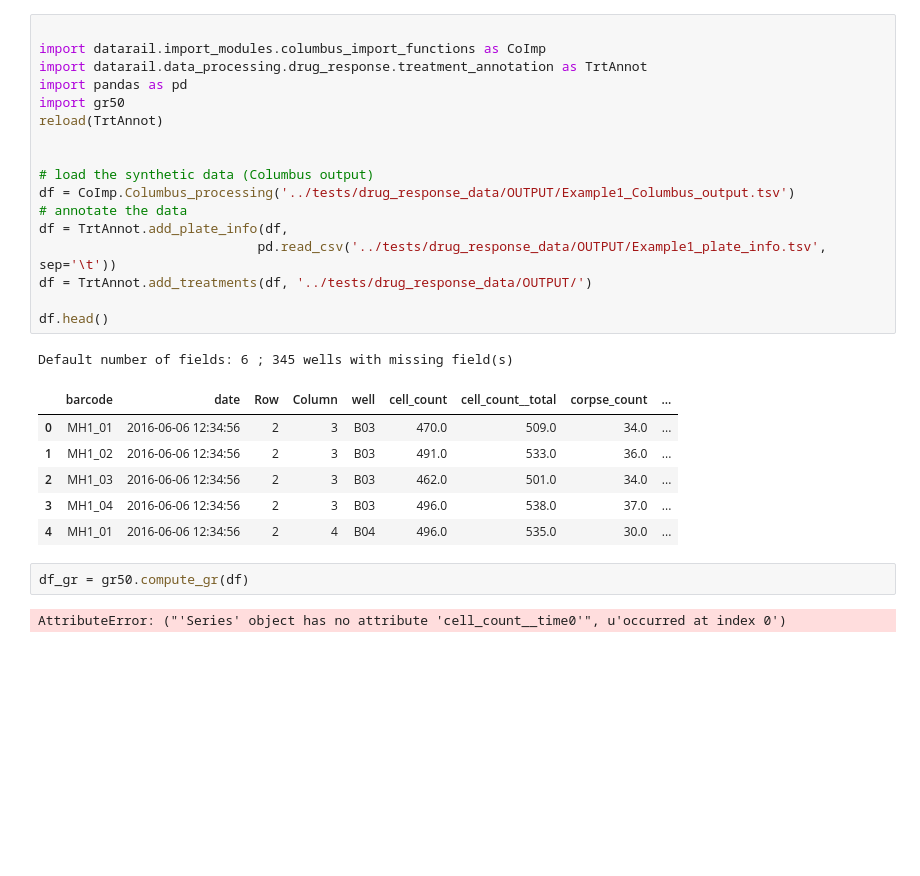
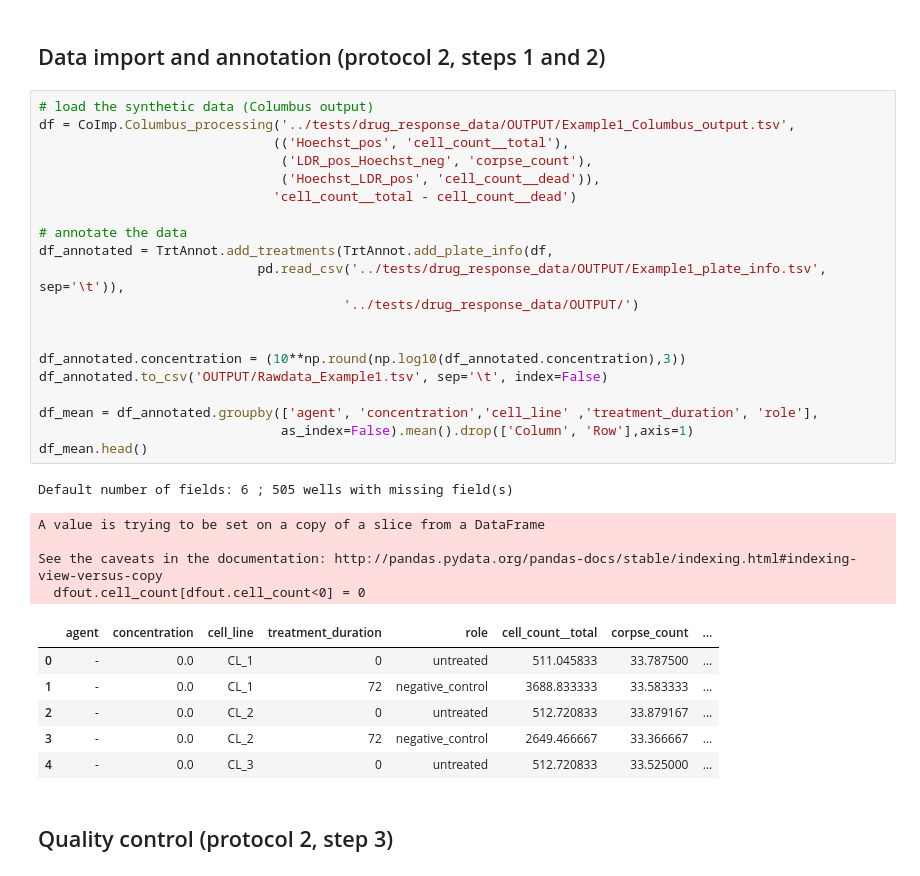
Before and after one commit to datarail/datarail, a Jupyter notebook: examplars/GRmetrics.ipynb, the cells around one changed output. Cells and saved outputs as stored; diff of their text form; blank space fills up the shorter version.

```diff
--- a/examplars/GRmetrics.ipynb
+++ b/examplars/GRmetrics.ipynb
@@ -1,29 +17,36 @@
+# %% [markdown]
+## Data import and annotation (protocol 2, steps 1 and 2)
 # %%
+# load the synthetic data (Columbus output)
+df = CoImp.Columbus_processing('../tests/drug_response_data/OUTPUT/Example1_Columbus_output.tsv',
+                              (('Hoechst_pos', 'cell_count__total'),
+                               ('LDR_pos_Hoechst_neg', 'corpse_count'),
+                               ('Hoechst_LDR_pos', 'cell_count__dead')),
+                              'cell_count__total - cell_count__dead')
 
-import datarail.import_modules.columbus_import_functions as CoImp
-import datarail.data_processing.drug_response.treatment_annotation as TrtAnnot
-import pandas as pd
-import gr50
-reload(TrtAnnot)
+# annotate the data
+df_annotated = TrtAnnot.add_treatments(TrtAnnot.add_plate_info(df,
+                            pd.read_csv('../tests/drug_response_data/OUTPUT/Example1_plate_info.tsv', sep='\t')),
+                                       '../tests/drug_response_data/OUTPUT/')
 
 
-# load the synthetic data (Columbus output)
-df = CoImp.Columbus_processing('../tests/drug_response_data/OUTPUT/Example1_Columbus_output.tsv')
-# annotate the data
-df = TrtAnnot.add_plate_info(df,
-                            pd.read_csv('../tests/drug_response_data/OUTPUT/Example1_plate_info.tsv', sep='\t'))
-df = TrtAnnot.add_treatments(df, '../tests/drug_response_data/OUTPUT/')
+df_annotated.concentration = (10**np.round(np.log10(df_annotated.concentration),3))
+df_annotated.to_csv('OUTPUT/Rawdata_Example1.tsv', sep='\t', index=False)
 
-df.head()
+df_mean = df_annotated.groupby(['agent', 'concentration','cell_line' ,'treatment_duration', 'role'],
+                               as_index=False).mean().drop(['Column', 'Row'],axis=1)
+df_mean.head()
 # %% [output]
-Default number of fields: 6 ; 345 wells with missing field(s)
+Default number of fields: 6 ; 505 wells with missing field(s)
+A value is trying to be set on a copy of a slice from a DataFrame
+
+See the caveats in the documentation: http://pandas.pydata.org/pandas-docs/stable/indexing.html#indexing-view-versus-copy
+  dfout.cell_count[dfout.cell_count<0] = 0
-|  | barcode | date | Row | Column | well | cell_count | cell_count__total | corpse_count | ... |
-| 0 | MH1_01 | 2016-06-06 12:34:56 | 2 | 3 | B03 | 470.0 | 509.0 | 34.0 | ... |
-| 1 | MH1_02 | 2016-06-06 12:34:56 | 2 | 3 | B03 | 491.0 | 533.0 | 36.0 | ... |
-| 2 | MH1_03 | 2016-06-06 12:34:56 | 2 | 3 | B03 | 462.0 | 501.0 | 34.0 | ... |
-| 3 | MH1_04 | 2016-06-06 12:34:56 | 2 | 3 | B03 | 496.0 | 538.0 | 37.0 | ... |
-| 4 | MH1_01 | 2016-06-06 12:34:56 | 2 | 4 | B04 | 496.0 | 535.0 | 30.0 | ... |
+|  | agent | concentration | cell_line | treatment_duration | role | cell_count__total | corpse_count | ... |
+| 0 | - | 0.0 | CL_1 | 0 | untreated | 511.045833 | 33.787500 | ... |
+| 1 | - | 0.0 | CL_1 | 72 | negative_control | 3688.833333 | 33.583333 | ... |
+| 2 | - | 0.0 | CL_2 | 0 | untreated | 512.720833 | 33.879167 | ... |
+| 3 | - | 0.0 | CL_2 | 72 | negative_control | 2649.466667 | 33.366667 | ... |
+| 4 | - | 0.0 | CL_3 | 0 | untreated | 512.720833 | 33.525000 | ... |
-# %%
-df_gr = gr50.compute_gr(df)
-# %% [output]
-AttributeError: ("'Series' object has no attribute 'cell_count__time0'", u'occurred at index 0')
+# %% [markdown]
+## Quality control (protocol 2, step 3)
```
Also changed, not shown: parts of 8 cells of this notebook, 6 other files.
